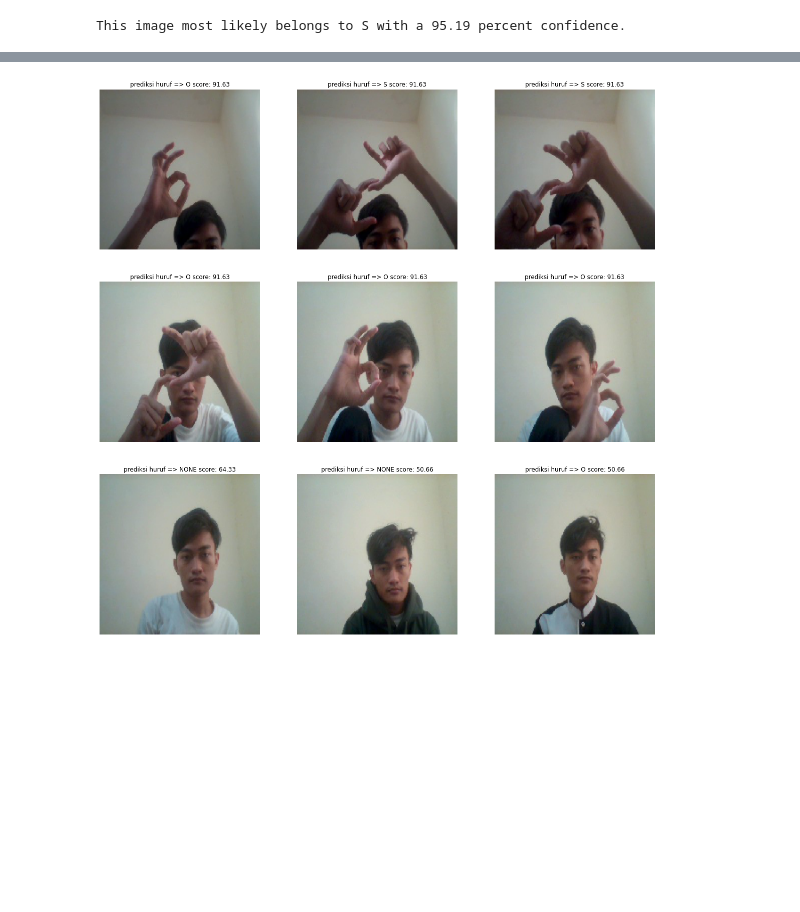
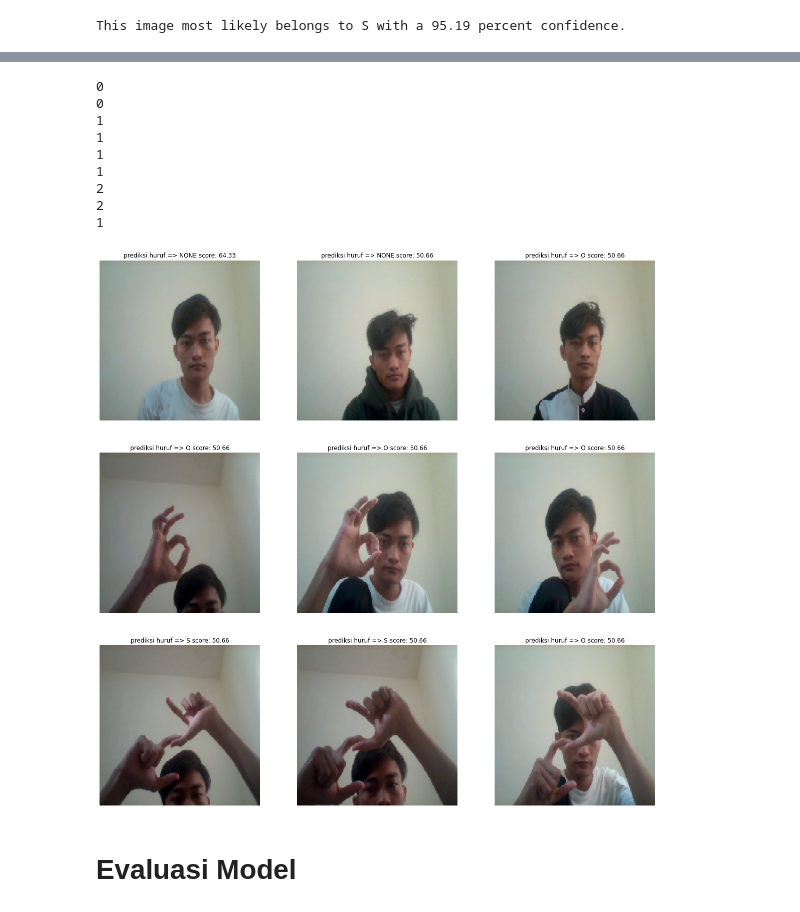
Before and after one commit to arifsoul/DIS-2, a Jupyter notebook: SOS-BISINDO.ipynb, the cells around one changed output, grey strips where cells are left out. Saved outputs shown, nothing was run; the diff lists cells and outputs as text; code cells hidden in the pictures; blank space fills up the shorter version.

Commit message:
Penambahan Evaluasi Model

```diff
--- a/SOS-BISINDO.ipynb
+++ b/SOS-BISINDO.ipynb
@@ -7,7 +9,7 @@ Mounted at /content/drive
 import os
 import pandas as pd
 # %%
-mypath = '/content/drive/MyDrive/SOS/'
+mypath = '/content/drive/MyDrive/SOS/TRAIN'
 # %%
 file_name = []
 tag = []
@@ -416,7 +419,9 @@ plt.show()
 # %% [markdown]
 #Test Image
 # %%
-dirpath = '/content/drive/MyDrive/SOS/S/WIN_20220724_06_24_15_Pro.jpg'
+import tensorflow as tf
+from tensorflow import keras
+dirpath = '/content/drive/MyDrive/SOS/TRAIN/S/WIN_20220724_06_24_15_Pro.jpg'
 model = tf.keras.models.load_model('/content/drive/MyDrive/Model_dis_2/model_baru.h5')
 img = tf.keras.utils.load_img(
     dirpath, target_size=(img_height, img_width)
@@ -434,5 +439,5 @@ print(
 # %% [output]
 This image most likely belongs to S with a 95.19 percent confidence.
 # %%
-score = tf.nn.softmax(classes[0])
-100 * np.max(score)
+# score = tf.nn.softmax(classes[0])
+# 100 * np.max(score)
@@ -440,0 +485,7 @@ score = tf.nn.softmax(classes[0])
+# %%
+y_predict = []
+for i in range(len(collect_img)):
+  y_predict.append(class_names[np.argmax(classes[i])])
+
+print(y_actual)
+print(y_predict)
@@ -441,57 +507,40 @@ score = tf.nn.softmax(classes[0])
 # %%
-# Test image in folder 'test'
-
-size_img = (img_height, img_width, 3)
-
-from keras.preprocessing import image
-import numpy as np
-import os
-directory = '/content/drive/MyDrive/SOS/TEST'
-name_class = ['NONE', 'O', 'S']
-image_name = []
-images = []
-collect_img = []
-count_img = 9
-list_file = sorted(os.listdir(directory))
-model = tf.keras.models.load_model('/content/drive/MyDrive/Model_dis_2/model_baru.h5')
-
-for img in list_file[:count_img]:
-    image_name.append(img)
-    img = os.path.join(directory, img)
-    img = image.load_img(img, target_size=(size_img))
-    img_np = image.img_to_array(img)
-    img = np.expand_dims(img_np, axis=0)
-    images.append(img)
-    collect_img.append(img_np)
-
-images = np.vstack(images)
-classes = model.predict(images)
-
 plt.figure(figsize=(20, 20))
-for i in range(len(list_file[:count_img][:count_img])):
+for i in range(len(collect_img)):
     idX_class = classes[i]
     ax = plt.subplot(3, 3, i + 1)
-
+    print(np.argmax(idX_class))
     if np.argmax(idX_class) == 0:
       score = tf.nn.softmax(idX_class)
       # print(i+1, image_name[i],'    ', name_class[0])
       plt.imshow(collect_img[i].astype("uint8"))
       # plt.title(image_name[i]+'prediksi huruf => '+name_class[0]+' score: '+"{:.2f}".format(100 * np.max(score)))
       plt.title('prediksi huruf => '+name_class[0]+' score: '+"{:.2f}".format(100 * np.max(score)))
       plt.axis("off")
 
     elif np.argmax(idX_class) == 1:
       # print(i+1, image_name[i],'    ', name_class[1])
       plt.imshow(collect_img[i].astype("uint8"))
       # plt.title(image_name[i]+'prediksi huruf => '+name_class[1]+' score: '+"{:.2f}".format(100 * np.max(score)))
       plt.title('prediksi huruf => '+name_class[1]+' score: '+"{:.2f}".format(100 * np.max(score)))
       plt.axis("off")
 
     elif np.argmax(idX_class) == 2:
       # print(i+1, image_name[i],'    ', name_class[2])
       plt.imshow(collect_img[i].astype("uint8"))
       # plt.title(image_name[i]+'prediksi huruf => '+name_class[2]+' score: '+"{:.2f}".format(100 * np.max(score)))
       plt.title('prediksi huruf => '+name_class[2]+' score: '+"{:.2f}".format(100 * np.max(score)))
       plt.axis("off")
 # %% [output]
+0
+0
+1
+1
+1
+1
+2
+2
+1
-[figure, old version]
+[figure, new version]
+# %% [markdown]
+# Evaluasi Model
```
Also changed, not shown: parts of 41 cells of this notebook.
